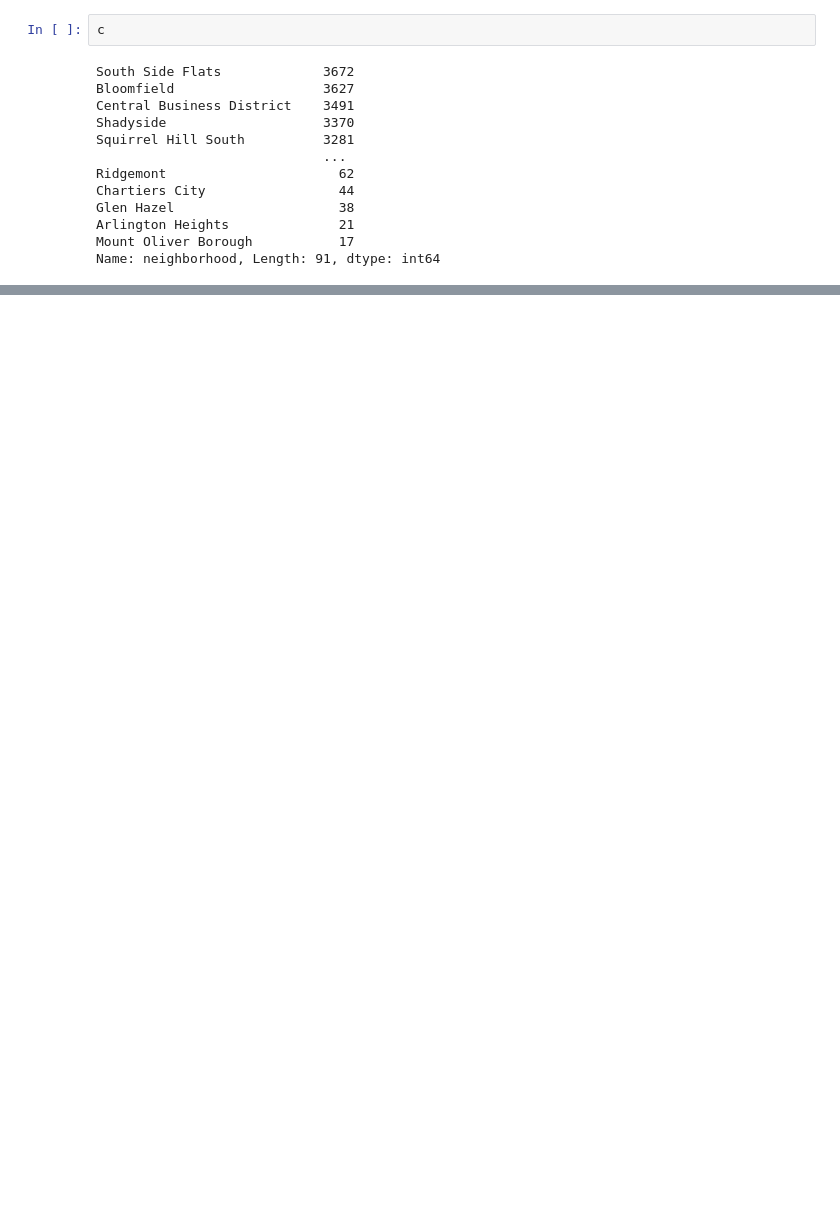
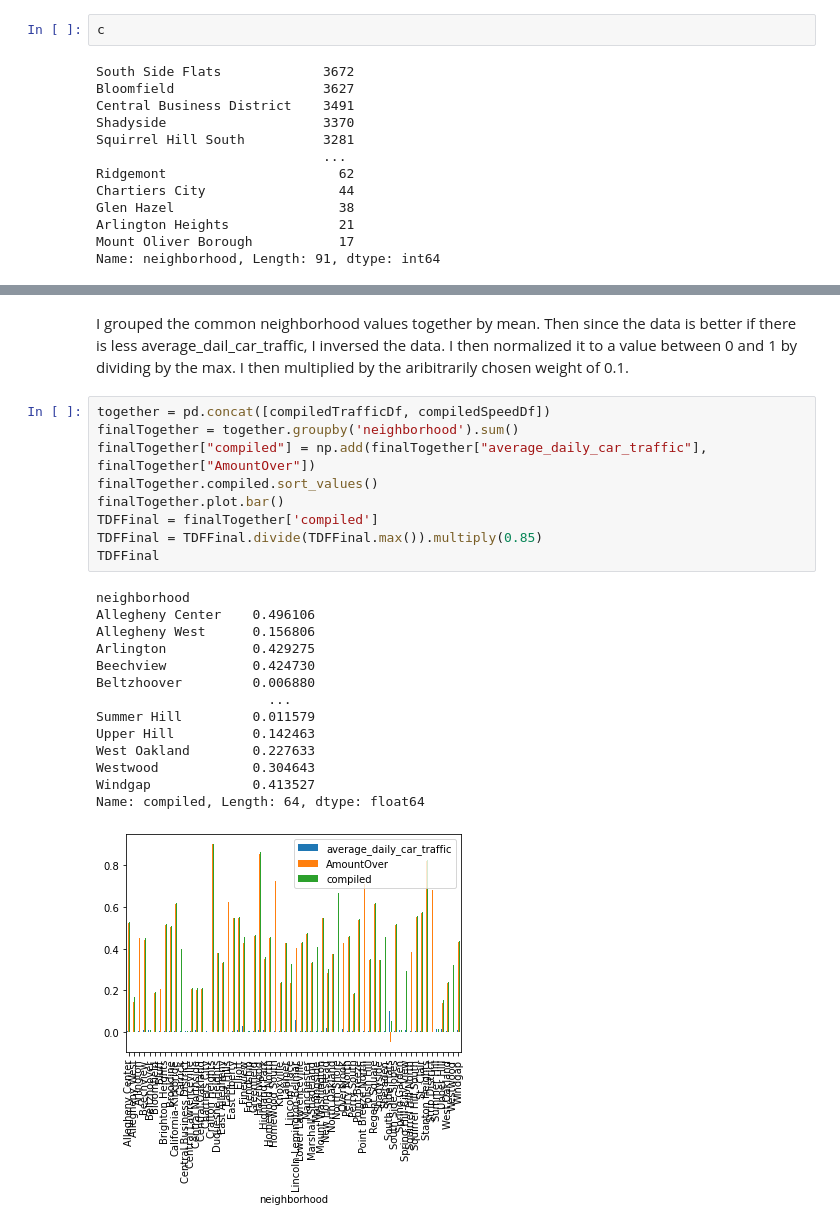
Before and after one commit to JoshKrym/FinalProject, a Jupyter notebook: finalnotebookpresent.ipynb, the cells around one changed output, grey strips where cells are left out. Cells and saved outputs as stored; diff of their text form; blank space fills up the shorter version.

```diff
--- a/finalnotebookpresent.ipynb
+++ b/finalnotebookpresent.ipynb
@@ -103,0 +218,26 @@ Conclusion: From the data and plot above, we find that South Side Flats is the r
+# %% [markdown]
+I grouped the common neighborhood values together by mean. Then since the data is better if there is less average_dail_car_traffic, I inversed the data. I then normalized it to a value between 0 and 1 by dividing by the max. I then multiplied by the aribitrarily chosen weight of 0.1.
+# %%
+together = pd.concat([compiledTrafficDf, compiledSpeedDf])
+finalTogether = together.groupby('neighborhood').sum()
+finalTogether["compiled"] = np.add(finalTogether["average_daily_car_traffic"], finalTogether["AmountOver"])
+finalTogether.compiled.sort_values()
+finalTogether.plot.bar()
+TDFFinal = finalTogether['compiled']
+TDFFinal = TDFFinal.divide(TDFFinal.max()).multiply(0.85)
+TDFFinal
+# %% [output]
+neighborhood
+Allegheny Center    0.496106
+Allegheny West      0.156806
+Arlington           0.429275
+Beechview           0.424730
+Beltzhoover         0.006880
+                      ...
+Summer Hill         0.011579
+Upper Hill          0.142463
+West Oakland        0.227633
+Westwood            0.304643
+Windgap             0.413527
+Name: compiled, Length: 64, dtype: float64
+[figure, added]
```
Also changed, not shown: parts of 26 cells of this notebook, 1 other file.
